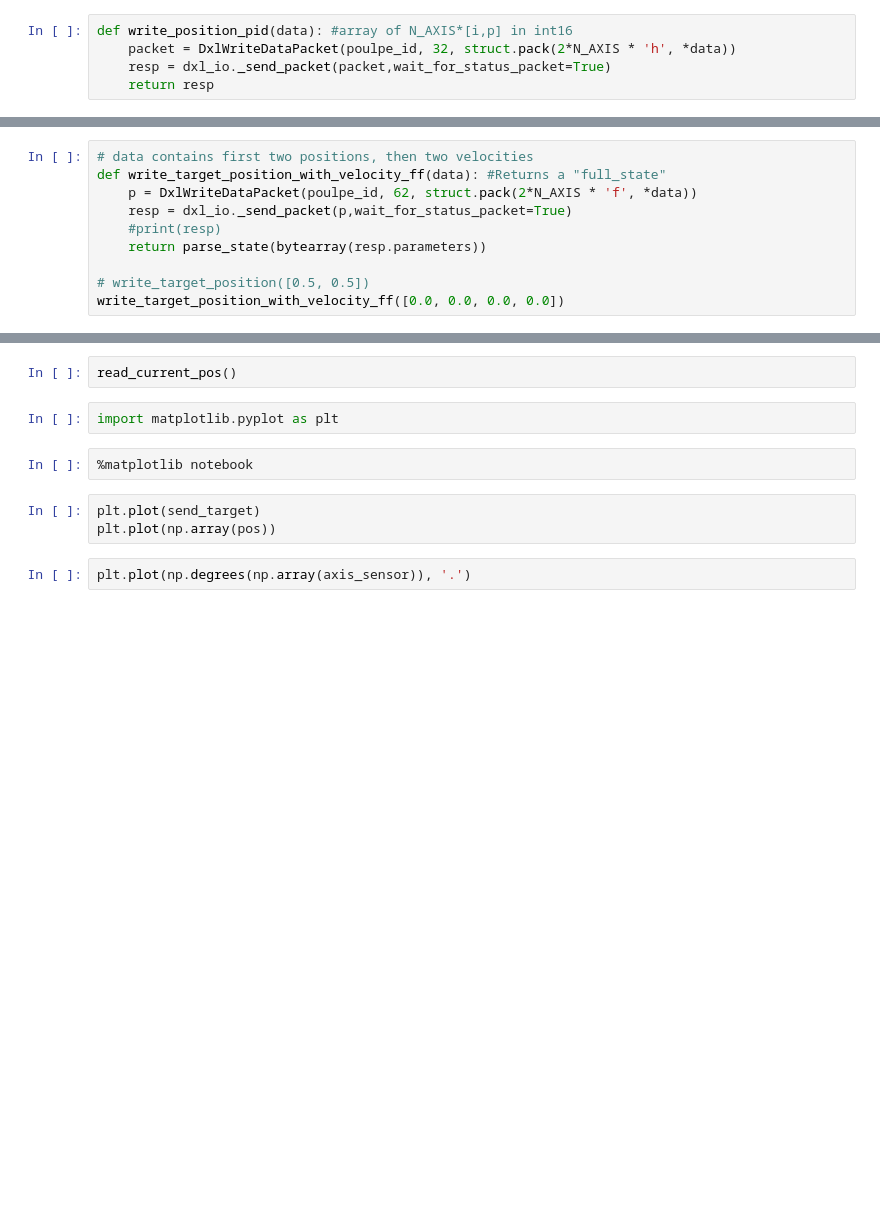
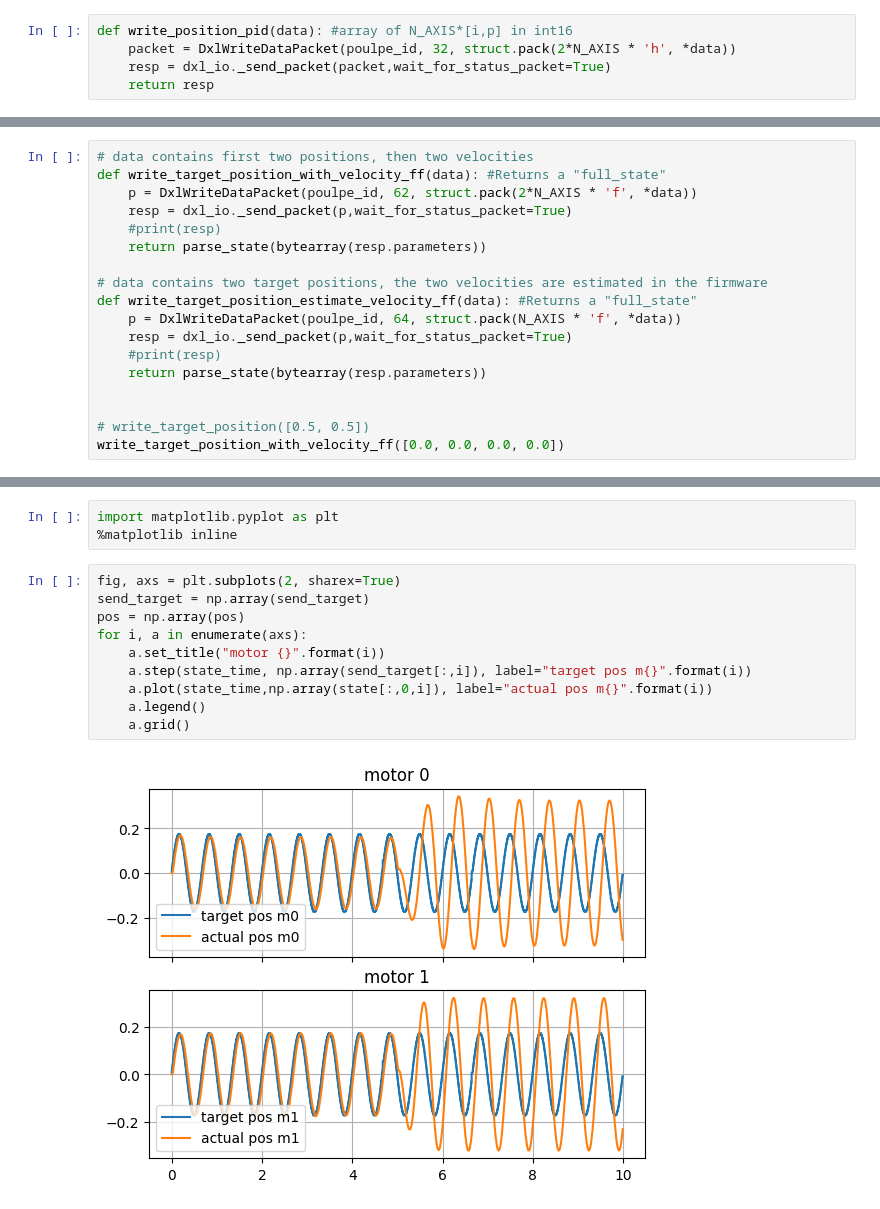
Before and after one commit to pollen-robotics/firmware_Poulpe, a Jupyter notebook: src/dynamixel/hwi.ipynb, the cells around one changed output, grey strips where cells are left out. Saved outputs shown, nothing was run; the diff lists cells and outputs as text; blank space fills up the shorter version.

Commit message:
added better visuallisation to the jupyter script

```diff
--- a/src/dynamixel/hwi.ipynb
+++ b/src/dynamixel/hwi.ipynb
@@ -221,5 +262,13 @@ def write_target_position_with_velocity_ff(data): #Returns a "full_state"
     #print(resp)
     return parse_state(bytearray(resp.parameters))
 
+# data contains two target positions, the two velocities are estimated in the firmware
+def write_target_position_estimate_velocity_ff(data): #Returns a "full_state"
+    p = DxlWriteDataPacket(poulpe_id, 64, struct.pack(N_AXIS * 'f', *data))
+    resp = dxl_io._send_packet(p,wait_for_status_packet=True)
+    #print(resp)
+    return parse_state(bytearray(resp.parameters))
+
+
 # write_target_position([0.5, 0.5])
 write_target_position_with_velocity_ff([0.0, 0.0, 0.0, 0.0])
@@ -307,11 +358,15 @@ read_target_position()
-# %%
-read_current_pos()
 # %%
 import matplotlib.pyplot as plt
+%matplotlib inline
-# %%
-%matplotlib notebook
-# %%
-plt.plot(send_target)
-plt.plot(np.array(pos))
-# %%
-plt.plot(np.degrees(np.array(axis_sensor)), '.')
+# %%
+fig, axs = plt.subplots(2, sharex=True)
+send_target = np.array(send_target)
+pos = np.array(pos)
+for i, a in enumerate(axs):
+    a.set_title("motor {}".format(i))
+    a.step(state_time, np.array(send_target[:,i]), label="target pos m{}".format(i))
+    a.plot(state_time,np.array(state[:,0,i]), label="actual pos m{}".format(i))
+    a.legend()
+    a.grid()
+# %% [output]
+[figure, added]
```
Also changed, not shown: parts of 36 cells of this notebook, 1 other file.
